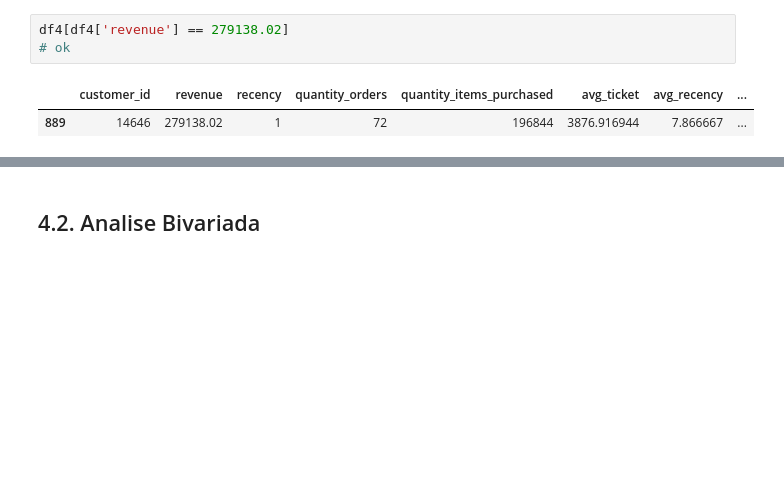
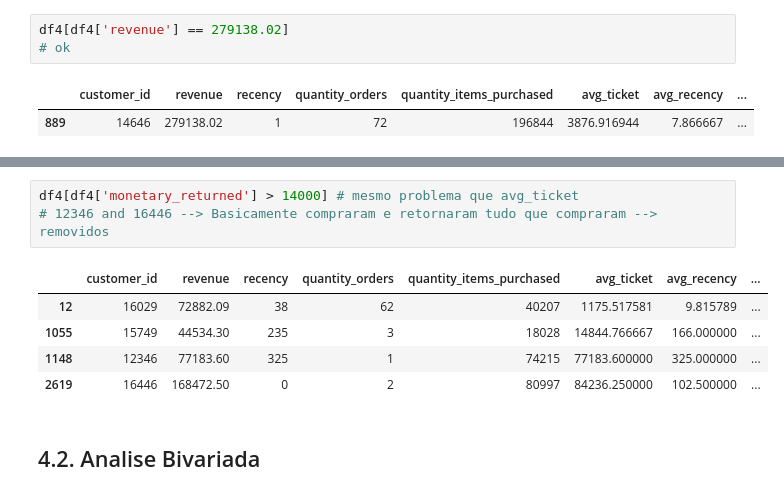
Before and after one commit to miguelzph/clustering_clients, a Jupyter notebook: notebooks/c07_loyalty_program_models_performance.ipynb, the cells around one changed output, grey strips where cells are left out. Saved outputs shown, nothing was run; the diff lists cells and outputs as text; blank space fills up the shorter version.

```diff
--- a/notebooks/c07_loyalty_program_models_performance.ipynb
+++ b/notebooks/c07_loyalty_program_models_performance.ipynb
@@ -647,3 +678,12 @@ df4[df4['avg_ticket'] > 15000]
+# %%
+df4[df4['monetary_returned'] > 14000] # mesmo problema que avg_ticket
+# 12346 and 16446 --> Basicamente compraram e retornaram tudo que compraram --> removidos
+# %% [output]
+|  | customer_id | revenue | recency | quantity_orders | quantity_items_purchased | avg_ticket | avg_recency | ... |
+| 12 | 16029 | 72882.09 | 38 | 62 | 40207 | 1175.517581 | 9.815789 | ... |
+| 1055 | 15749 | 44534.30 | 235 | 3 | 18028 | 14844.766667 | 166.000000 | ... |
+| 1148 | 12346 | 77183.60 | 325 | 1 | 74215 | 77183.600000 | 325.000000 | ... |
+| 2619 | 16446 | 168472.50 | 0 | 2 | 80997 | 84236.250000 | 102.500000 | ... |
 # %% [markdown]
 ## 4.2. Analise Bivariada
 # %%
```
Also changed, not shown: parts of 48 cells of this notebook, 2 other files.
